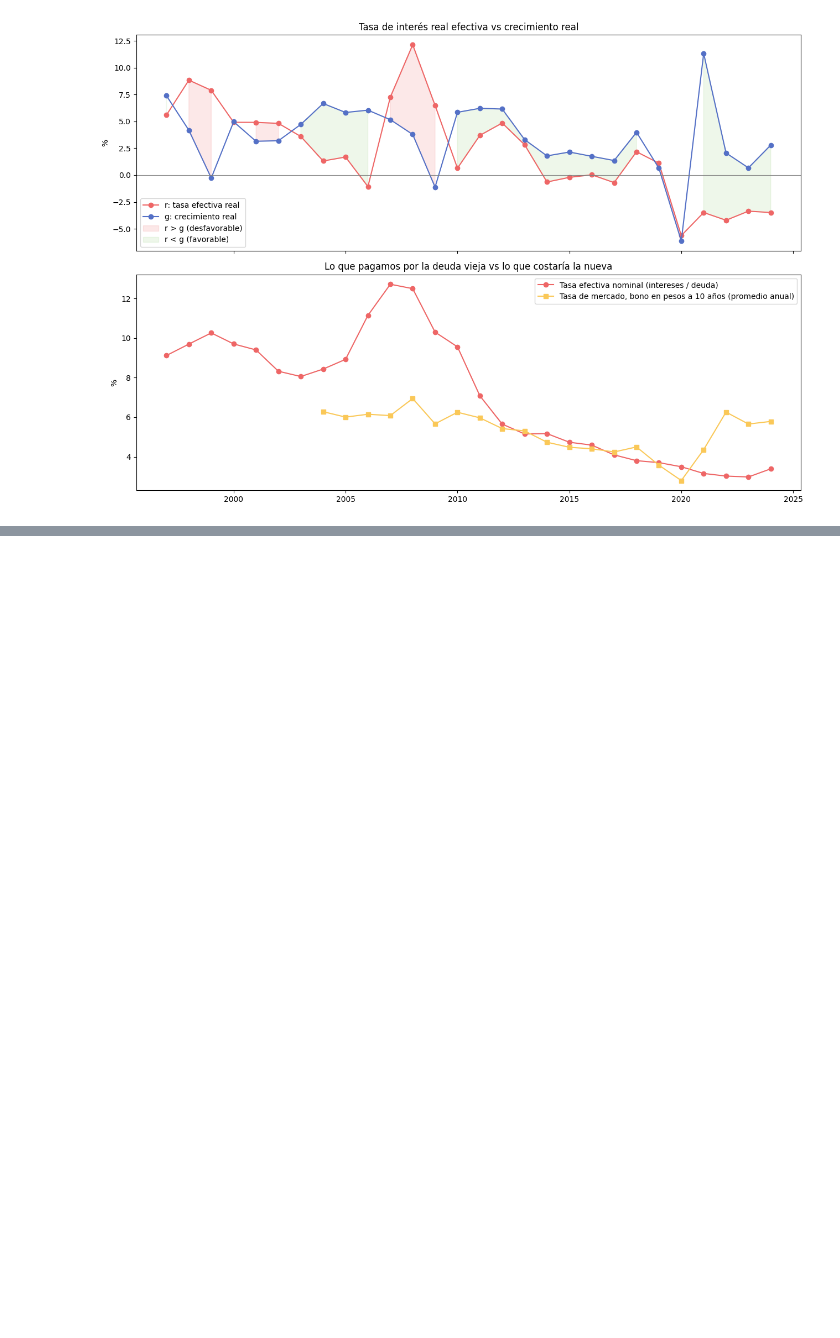
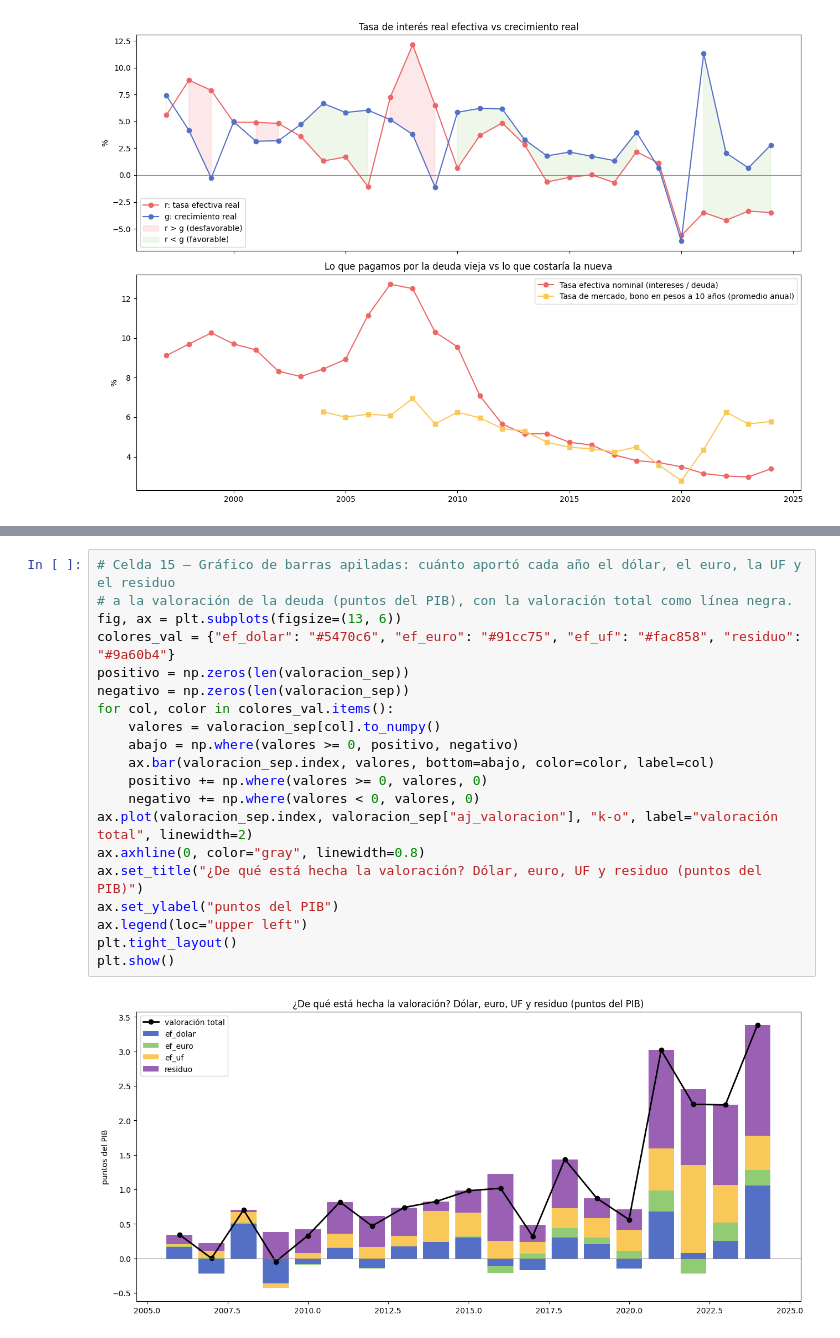
Before and after one commit to nombre00/gestor_datos_economicos, a Jupyter notebook: notebooks/002_dinamica_deuda.ipynb, the cells around one changed output, grey strips where cells are left out. Drawn from its saved outputs; the diff is of its cells as text; blank space fills up the shorter version.

```diff
--- a/notebooks/002_dinamica_deuda.ipynb
+++ b/notebooks/002_dinamica_deuda.ipynb
@@ -271,0 +591,22 @@ plt.show()
+# %%
+# Celda 15 — Gráfico de barras apiladas: cuánto aportó cada año el dólar, el euro, la UF y el residuo
+# a la valoración de la deuda (puntos del PIB), con la valoración total como línea negra.
+fig, ax = plt.subplots(figsize=(13, 6))
+colores_val = {"ef_dolar": "#5470c6", "ef_euro": "#91cc75", "ef_uf": "#fac858", "residuo": "#9a60b4"}
+positivo = np.zeros(len(valoracion_sep))
+negativo = np.zeros(len(valoracion_sep))
+for col, color in colores_val.items():
+    valores = valoracion_sep[col].to_numpy()
+    abajo = np.where(valores >= 0, positivo, negativo)
+    ax.bar(valoracion_sep.index, valores, bottom=abajo, color=color, label=col)
+    positivo += np.where(valores >= 0, valores, 0)
+    negativo += np.where(valores < 0, valores, 0)
+ax.plot(valoracion_sep.index, valoracion_sep["aj_valoracion"], "k-o", label="valoración total", linewidth=2)
+ax.axhline(0, color="gray", linewidth=0.8)
+ax.set_title("¿De qué está hecha la valoración? Dólar, euro, UF y residuo (puntos del PIB)")
+ax.set_ylabel("puntos del PIB")
+ax.legend(loc="upper left")
+plt.tight_layout()
+plt.show()
+# %% [output]
+[figure, added]
```
Also changed, not shown: parts of 11 cells of this notebook.
